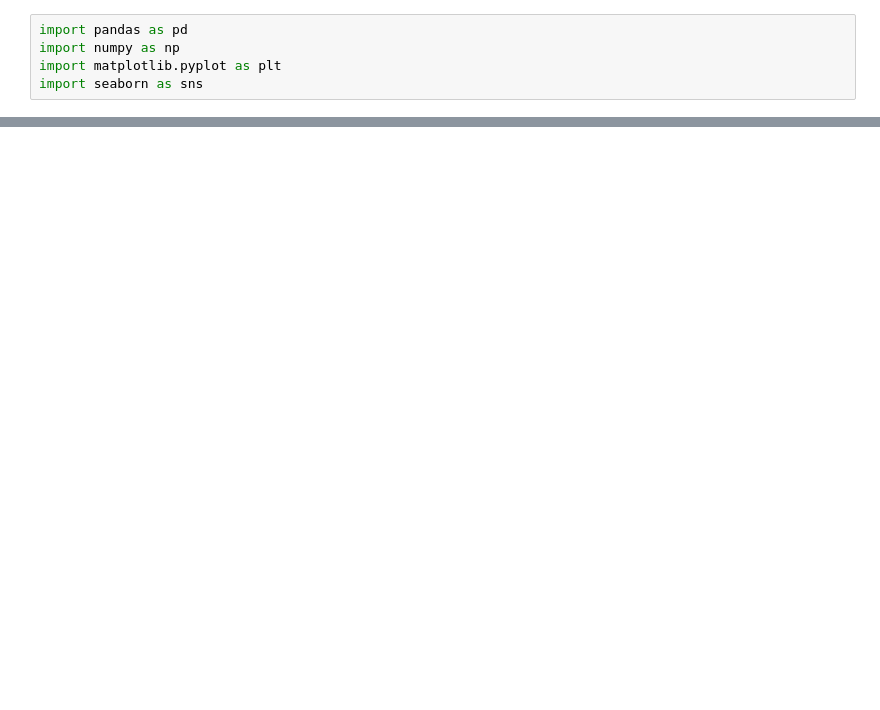
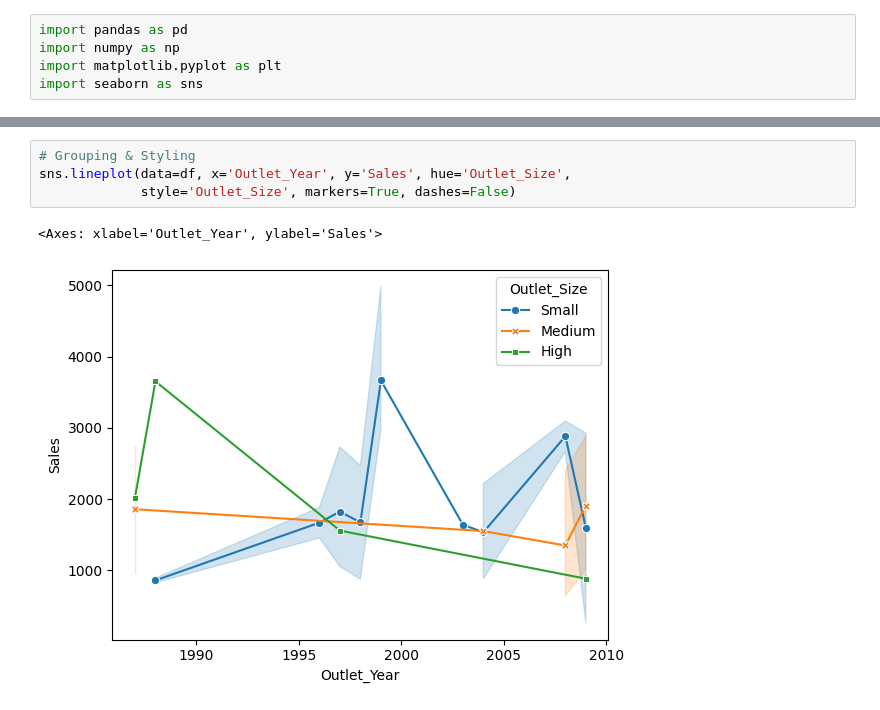
Before and after one commit to DiandraRifqiM/Play-Seaborn, a Jupyter notebook: Day10/Line.ipynb, the cells around one changed output, grey strips where cells are left out. Saved outputs shown, nothing was run; the diff lists cells and outputs as text; blank space fills up the shorter version.

```diff
--- a/Day10/Line.ipynb
+++ b/Day10/Line.ipynb
@@ -19,0 +33,7 @@ sns.lineplot(data=df, y='gross income', x='Product line')
+# %%
+# Grouping & Styling
+sns.lineplot(data=df, x='Outlet_Year', y='Sales', hue='Outlet_Size',
+             style='Outlet_Size', markers=True, dashes=False)
+# %% [output]
+<Axes: xlabel='Outlet_Year', ylabel='Sales'>
+[figure, added]
```
Also changed, not shown: parts of 6 cells of this notebook.
